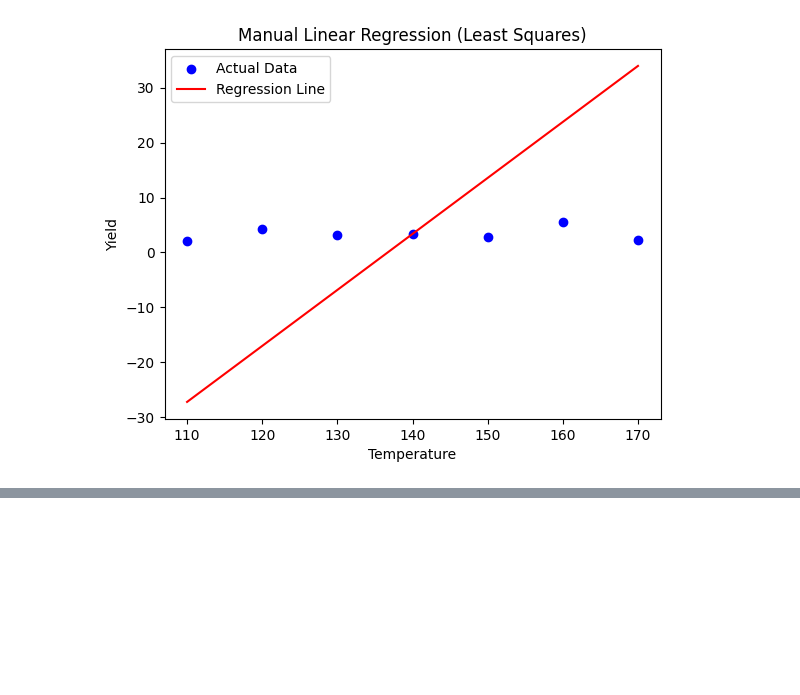
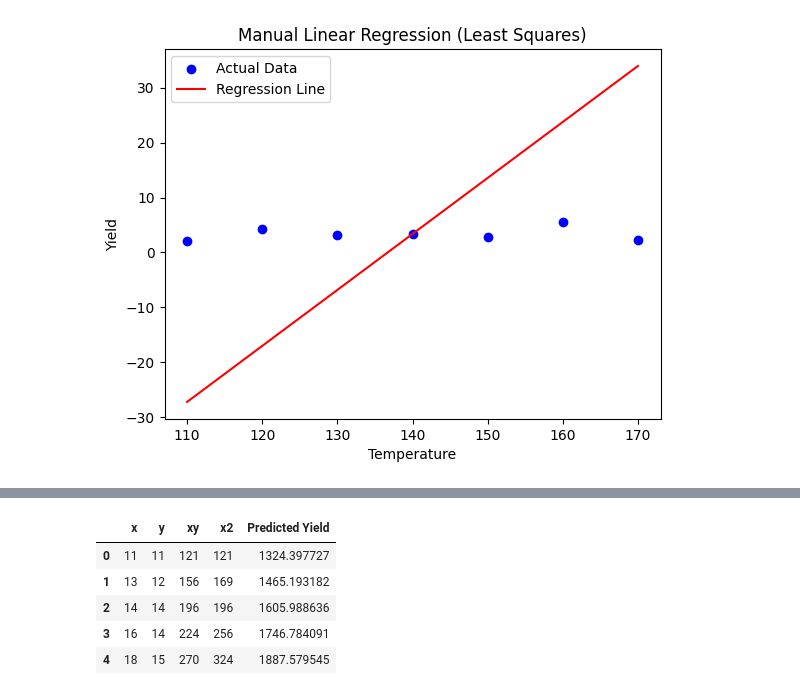
Before and after one commit to Storm00212/Data-manipulation-using-python, a Jupyter notebook: Regression.ipynb, the cells around one changed output, grey strips where cells are left out. Drawn from its saved outputs; the diff is of its cells as text; code cells hidden in the pictures; blank space fills up the shorter version.

```diff
--- a/Regression.ipynb
+++ b/Regression.ipynb
@@ -75,0 +91,7 @@ plt.show()
+# %%
+xy = df3['x']*df3['y']
+x2 = df3['x']**2
+
+df3['xy'] = xy
+df3['x2'] = x2
+df3.head()
@@ -75,0 +105,29 @@ plt.show()
+# %%
+sum_x = np.sum(df3['x'])
+sum_y =np.sum(df3['y'])
+sum_xy =np.sum(df3['xy'])
+sum_x2 =np.sum(df3['x2'])
+
+print(sum_x)
+print(sum_y)
+print(sum_xy)
+print(sum_x2)
+n = len(df3)
+print(n)
+y_mean = sum_y/n
+print(y_mean)
+x_mean = sum_x/n
+print(x_mean)
+u = n*sum_xy
+print(u)
+v = n*sum_x2
+print(v)
+w = u - sum_xy
+print(w)
+z = v - sum_x**2
+print(z)
+b = w/z
+a = y_mean - b*x_mean
+
+print(b)
+print(a)
@@ -75,0 +148,10 @@ plt.show()
+# %%
+df3['Predicted Yield'] = a + b*df['Temp']
+df3.head()
+# %% [output]
+|  | x | y | xy | x2 | Predicted Yield |
+| 0 | 11 | 11 | 121 | 121 | 1324.397727 |
+| 1 | 13 | 12 | 156 | 169 | 1465.193182 |
+| 2 | 14 | 14 | 196 | 196 | 1605.988636 |
+| 3 | 16 | 14 | 224 | 256 | 1746.784091 |
+| 4 | 18 | 15 | 270 | 324 | 1887.579545 |
```
Also changed, not shown: parts of 3 cells of this notebook.
